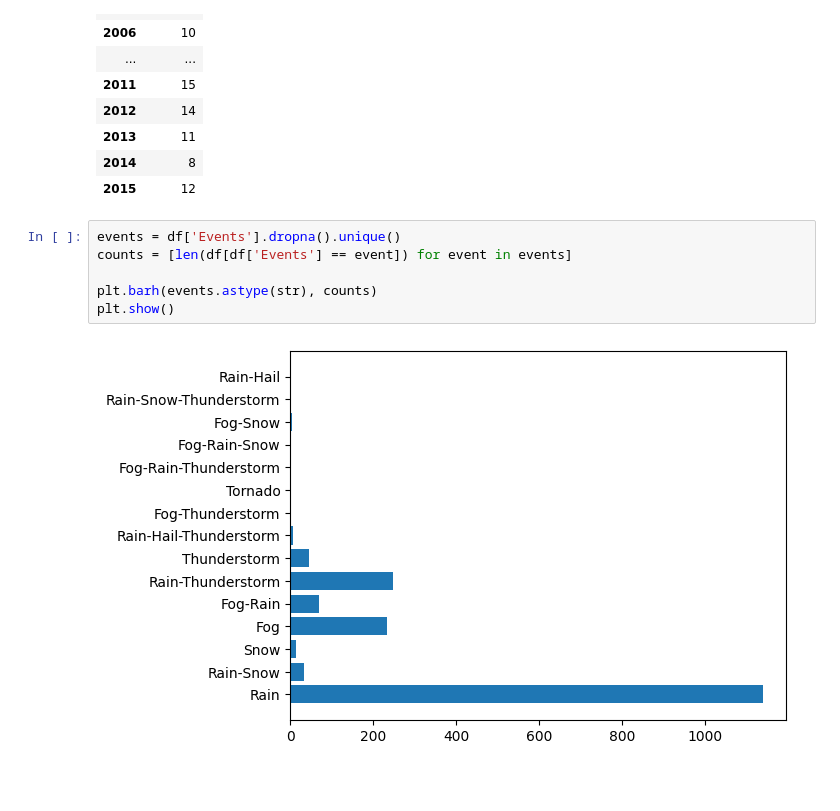
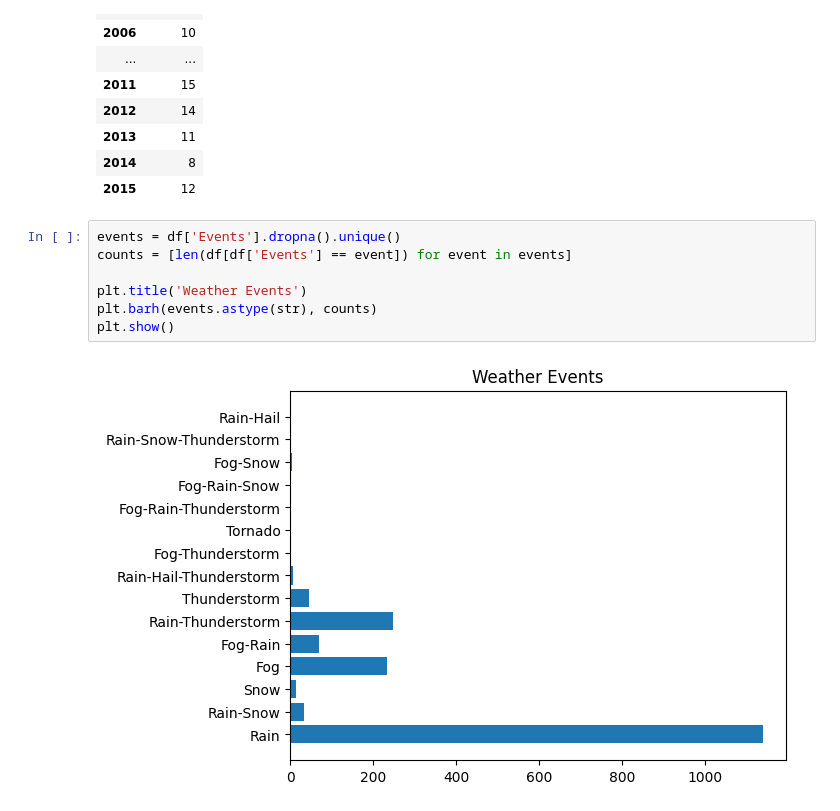
Before and after one commit to ArseniusShapar/ML_lab1, a Jupyter notebook: notebook.ipynb, the cells around one changed output. Saved outputs shown, nothing was run; the diff lists cells and outputs as text; blank space fills up the shorter version.

```diff
--- a/notebook.ipynb
+++ b/notebook.ipynb
@@ -164,11 +179,12 @@ df[['year', 'Events']][df['Events'] == 'Fog'].groupby(['year']).count()
 # %%
 events = df['Events'].dropna().unique()
 counts = [len(df[df['Events'] == event]) for event in events]
 
+plt.title('Weather Events')
 plt.barh(events.astype(str), counts)
 plt.show()
 # %% [output]
-[figure, old version]
+[figure, new version]
 # %%
 directions = ['E', 'NE', 'N', 'NW', 'W', 'SW', 'S', 'SE']
 
```
Also changed, not shown: parts of 4 cells of this notebook.
